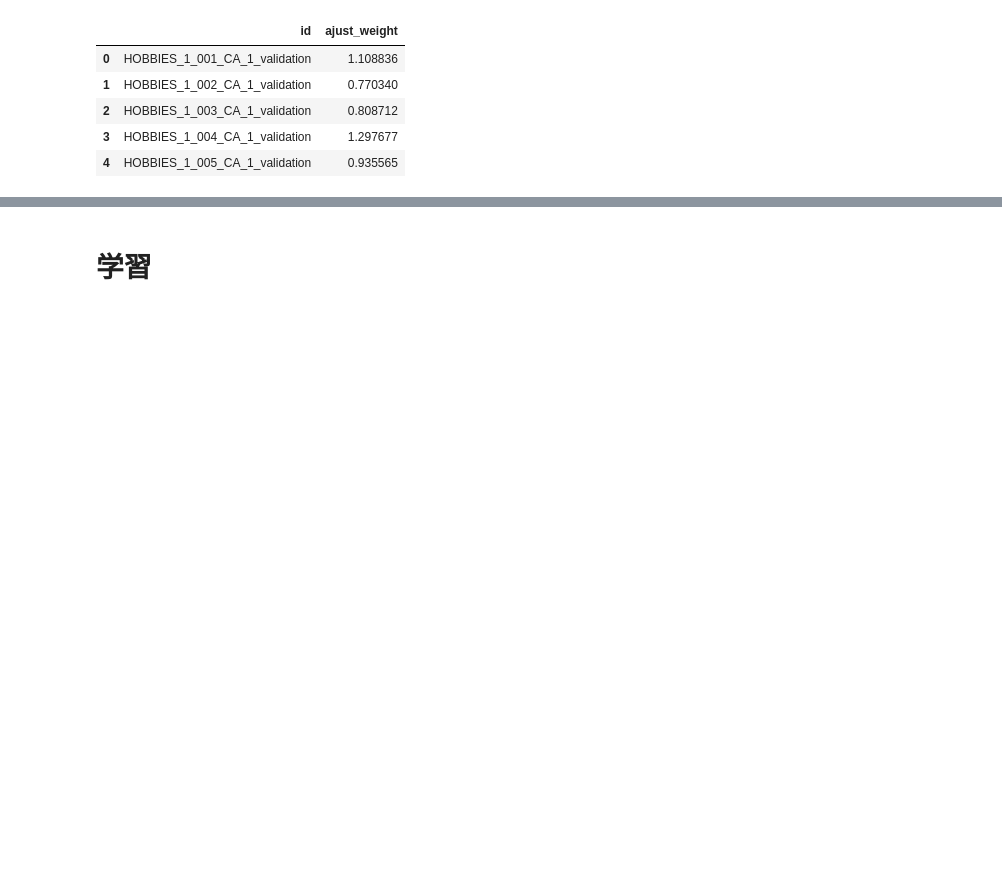
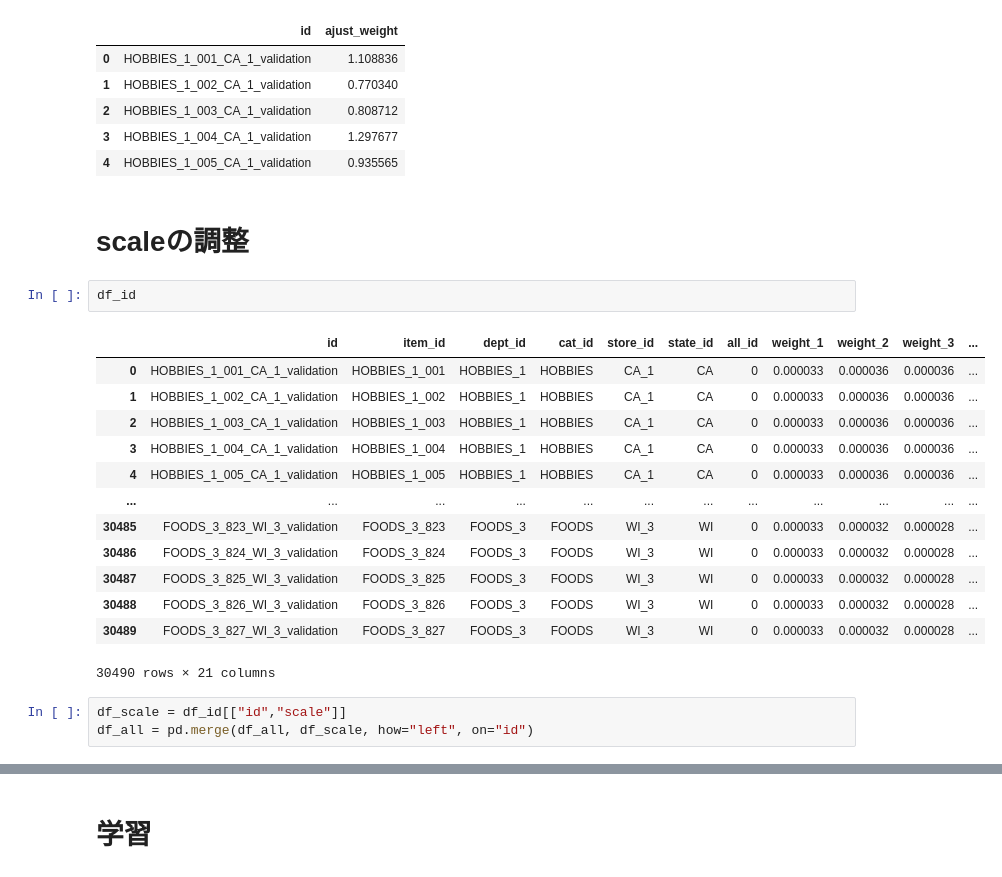
Before and after one commit to ninopira/kaggle_m5, a Jupyter notebook: 3years_over0price/proto.ipynb, the cells around one changed output, grey strips where cells are left out. Drawn from its saved outputs; the diff is of its cells as text; blank space fills up the shorter version.

```diff
--- a/3years_over0price/proto.ipynb
+++ b/3years_over0price/proto.ipynb
@@ -226,3 +217,24 @@ df_weight.head()
 | 2 | HOBBIES_1_003_CA_1_validation | 0.808712 |
 | 3 | HOBBIES_1_004_CA_1_validation | 1.297677 |
 | 4 | HOBBIES_1_005_CA_1_validation | 0.935565 |
+# %% [markdown]
+# scaleの調整
+# %%
+df_id
+# %% [output]
+|  | id | item_id | dept_id | cat_id | store_id | state_id | all_id | weight_1 | weight_2 | weight_3 | ... |
+| 0 | HOBBIES_1_001_CA_1_validation | HOBBIES_1_001 | HOBBIES_1 | HOBBIES | CA_1 | CA | 0 | 0.000033 | 0.000036 | 0.000036 | ... |
+| 1 | HOBBIES_1_002_CA_1_validation | HOBBIES_1_002 | HOBBIES_1 | HOBBIES | CA_1 | CA | 0 | 0.000033 | 0.000036 | 0.000036 | ... |
+| 2 | HOBBIES_1_003_CA_1_validation | HOBBIES_1_003 | HOBBIES_1 | HOBBIES | CA_1 | CA | 0 | 0.000033 | 0.000036 | 0.000036 | ... |
+| 3 | HOBBIES_1_004_CA_1_validation | HOBBIES_1_004 | HOBBIES_1 | HOBBIES | CA_1 | CA | 0 | 0.000033 | 0.000036 | 0.000036 | ... |
+| 4 | HOBBIES_1_005_CA_1_validation | HOBBIES_1_005 | HOBBIES_1 | HOBBIES | CA_1 | CA | 0 | 0.000033 | 0.000036 | 0.000036 | ... |
+| ... | ... | ... | ... | ... | ... | ... | ... | ... | ... | ... | ... |
+| 30485 | FOODS_3_823_WI_3_validation | FOODS_3_823 | FOODS_3 | FOODS | WI_3 | WI | 0 | 0.000033 | 0.000032 | 0.000028 | ... |
+| 30486 | FOODS_3_824_WI_3_validation | FOODS_3_824 | FOODS_3 | FOODS | WI_3 | WI | 0 | 0.000033 | 0.000032 | 0.000028 | ... |
+| 30487 | FOODS_3_825_WI_3_validation | FOODS_3_825 | FOODS_3 | FOODS | WI_3 | WI | 0 | 0.000033 | 0.000032 | 0.000028 | ... |
+| 30488 | FOODS_3_826_WI_3_validation | FOODS_3_826 | FOODS_3 | FOODS | WI_3 | WI | 0 | 0.000033 | 0.000032 | 0.000028 | ... |
+| 30489 | FOODS_3_827_WI_3_validation | FOODS_3_827 | FOODS_3 | FOODS | WI_3 | WI | 0 | 0.000033 | 0.000032 | 0.000028 | ... |
+30490 rows × 21 columns
+# %%
+df_scale = df_id[["id","scale"]]
+df_all = pd.merge(df_all, df_scale, how="left", on="id")
```
Also changed, not shown: parts of 17 cells of this notebook.
